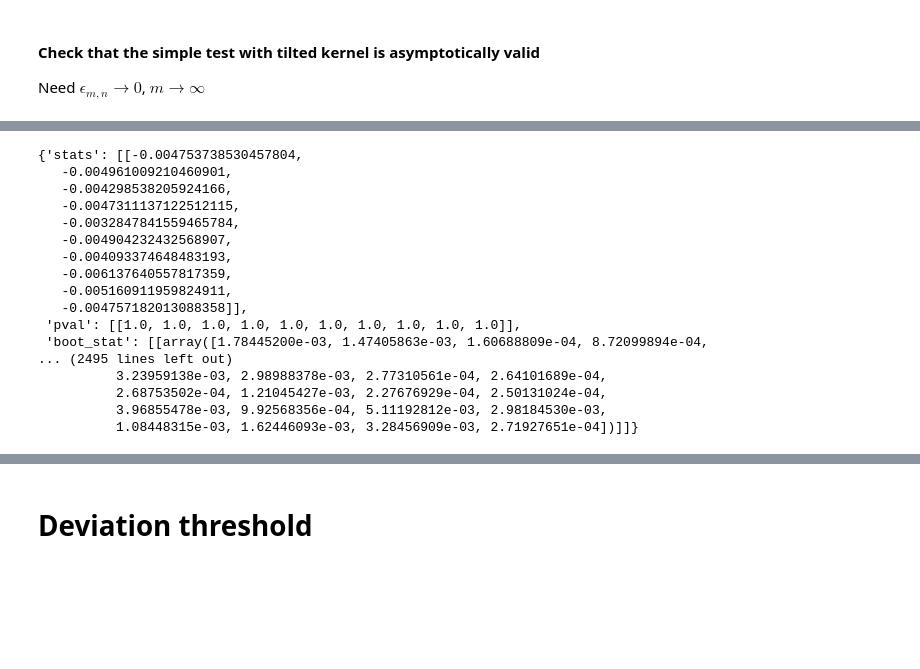
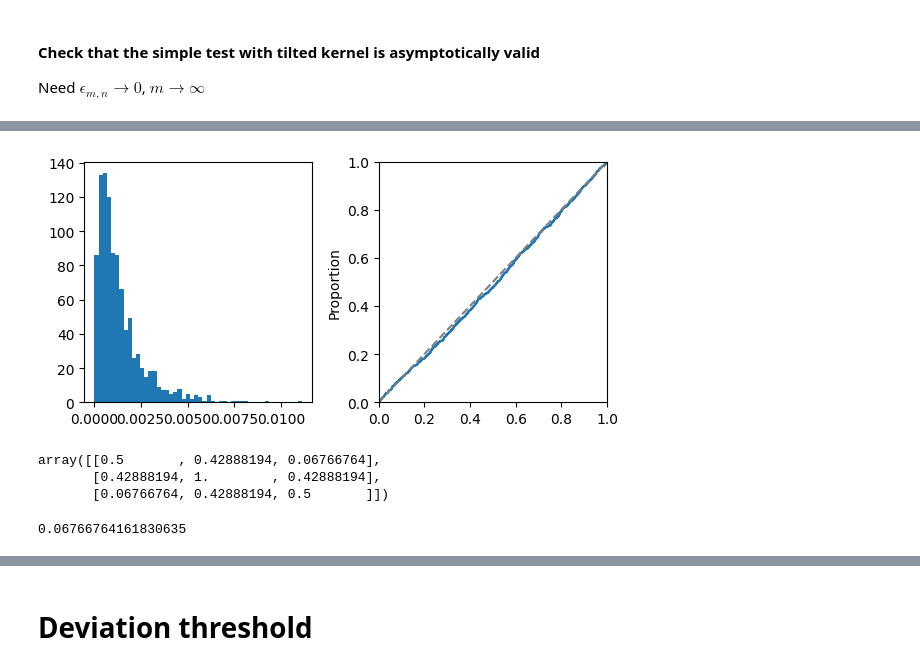
Before and after one commit to XingLLiu/robust-kernel-test, a Jupyter notebook: notebooks/simple_test.ipynb, the cells around one changed output, grey strips where cells are left out. Saved outputs shown, nothing was run; the diff lists cells and outputs as text; code cells hidden in the pictures; blank space fills up the shorter version.

```diff
--- a/notebooks/simple_test.ipynb
+++ b/notebooks/simple_test.ipynb
@@ -273,3 +261,3 @@ print(kernel.grad_second(xx, xx)[:, :, 0])
 # %%
-res_null_tilted = simple_test_outliers([0.], "tilted", eps=0., nreps=10)
+res_null_tilted = simple_test_outliers([0.], "tilted", eps=0., nreps=1000)
 # %% [output]
@@ -293,22 +265,18 @@ grad_first [[ 0.         -0.23345161 -0.43867239]
 # %%
-res_null_tilted
+figs, axes = plt.subplots(nrows=1, ncols=2, figsize=(6, 3))
+
+ax = axes[0]
+_ = ax.hist(res_null_tilted["stats"], bins=50)
+
+ax = axes[1]
+# _ = ax.hist(res_null_tilted["pval"], bins=50)
+sns.ecdfplot(ax=ax, x=np.array(res_null_tilted["pval"][0]))
+ax.plot([0., 1.], [0., 1.], linestyle="--", color="grey")
+ax.set_xlim(0., 1.)
+ax.set_ylim(0., 1.)
+
+plt.tight_layout()
 # %% [output]
-{'stats': [[-0.004753738530457804,
-   -0.004961009210460901,
-   -0.004298538205924166,
-   -0.0047311137122512115,
-   -0.0032847841559465784,
-   -0.004904232432568907,
-   -0.004093374648483193,
-   -0.006137640557817359,
-   -0.005160911959824911,
-   -0.004757182013088358]],
- 'pval': [[1.0, 1.0, 1.0, 1.0, 1.0, 1.0, 1.0, 1.0, 1.0, 1.0]],
- 'boot_stat': [[array([1.78445200e-03, 1.47405863e-03, 1.60688809e-04, 8.72099894e-04,
-... (2495 lines left out)
-          3.23959138e-03, 2.98988378e-03, 2.77310561e-04, 2.64101689e-04,
-          2.68753502e-04, 1.21045427e-03, 2.27676929e-04, 2.50131024e-04,
-          3.96855478e-03, 9.92568356e-04, 5.11192812e-03, 2.98184530e-03,
-          1.08448315e-03, 1.62446093e-03, 3.28456909e-03, 2.71927651e-04])]]}
+[figure, added]
 # %%
 res_ol_tilted = simple_test_outliers(outliers_ls, "tilted", nreps=10)
@@ -314,0 +287,12 @@ res_ol_tilted = simple_test_outliers(outliers_ls, "tilted", nreps=10)
+# %%
+xx = np.array([[-1.], [0.], [1.]])
+kernel(xx, xx)
+# %% [output]
+array([[0.5       , 0.42888194, 0.06766764],
+       [0.42888194, 1.        , 0.42888194],
+       [0.06766764, 0.42888194, 0.5       ]])
+# %%
+# np.exp(-0.5) * 1/np.sqrt(2.)
+0.5 * np.exp(-0.5 * 2**2)
+# %% [output]
+0.06766764161830635
```
Also changed, not shown: parts of 16 cells of this notebook, 2 other files.
